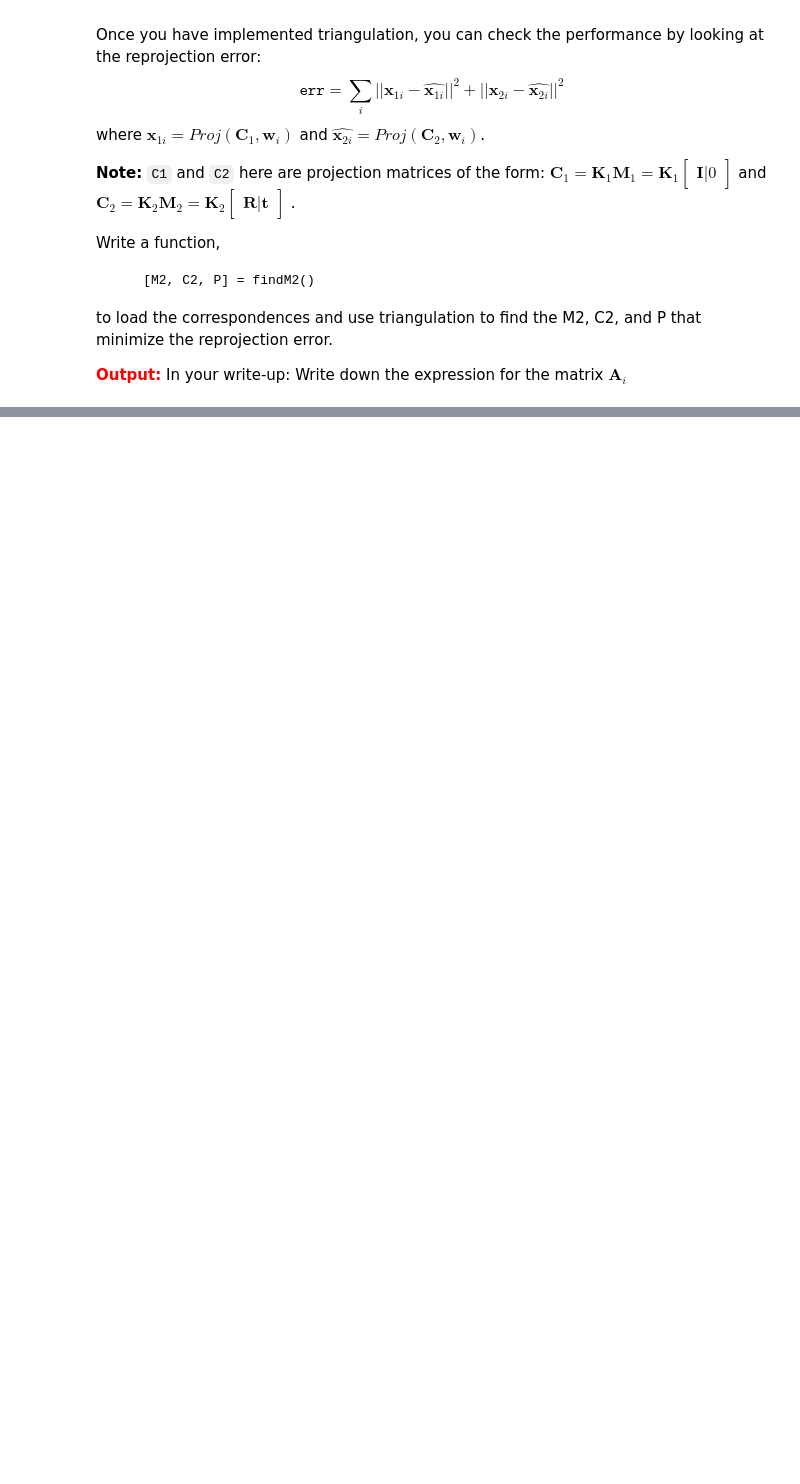
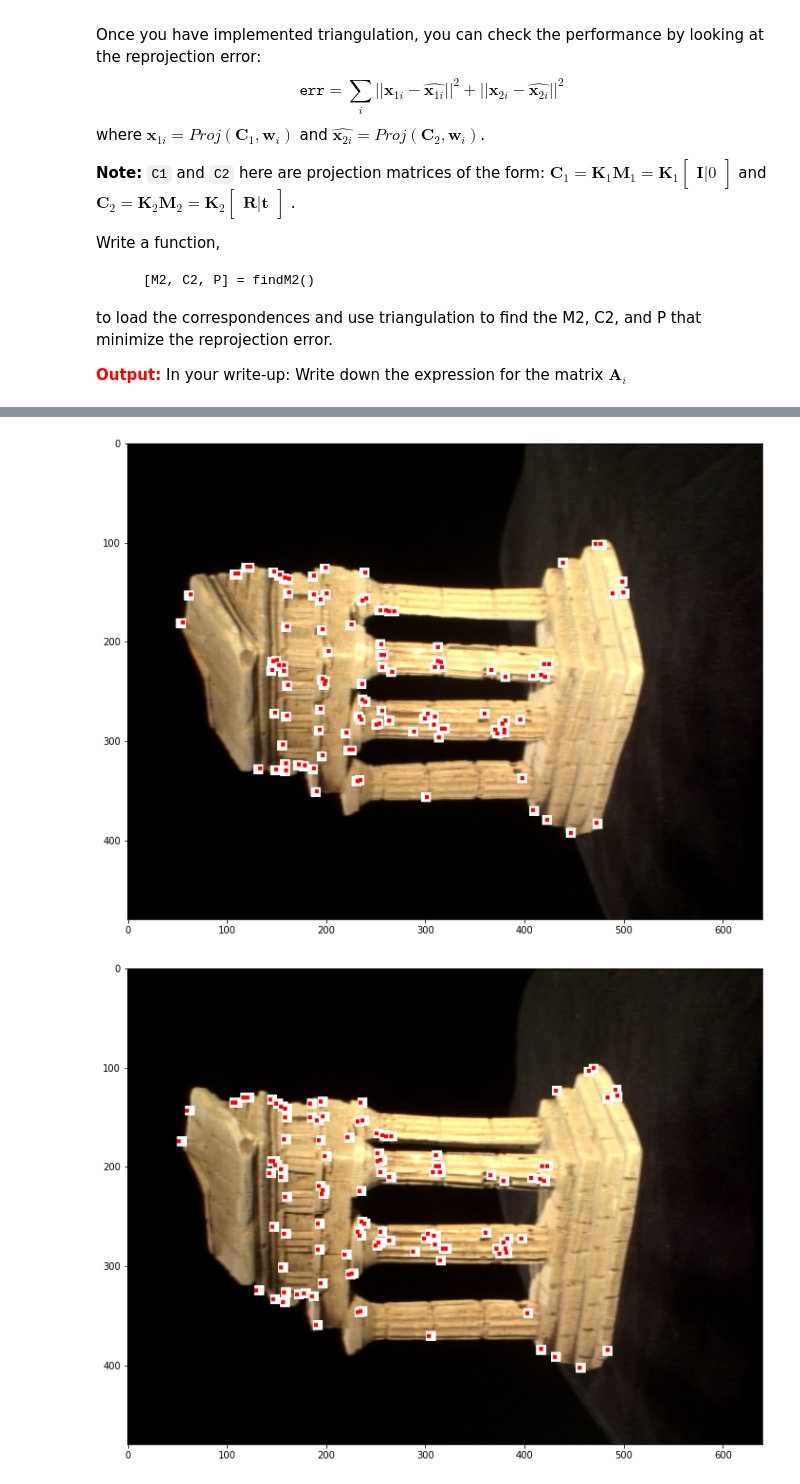
Before and after one commit to FranzEricSchneider/szeliski-algorithms-n-apps, a Jupyter notebook: class/hw5/q2.ipynb, the cells around one changed output, grey strips where cells are left out. Saved outputs shown, nothing was run; the diff lists cells and outputs as text; code cells hidden in the pictures; blank space fills up the shorter version.

```diff
--- a/class/hw5/q2.ipynb
+++ b/class/hw5/q2.ipynb
@@ -97,8 +97,22 @@ def essentialMatrix(F, K1, K2):
     '''
     # ----- TODO -----
     # YOUR CODE HERE
-    raise NotImplementedError()
+    E = K2.T @ F @ K1
     return E
+
+
+# matches = np.load("data/some_corresp.npz")
+# pts1 = matches["pts1"]
+# pts2 = matches["pts2"]
+# M = max(np.max(matches["pts1"]), np.max(matches["pts2"]))
+# F = eightpoint(pts1, pts2, M)
+
+# intrinsics = np.load("data/intrinsics.npz")
+# K1 = intrinsics["K1"]
+# K2 = intrinsics["K2"]
+
+# E = essentialMatrix(F, K1, K2)
+# print(E)
 # %%
 # Printing out the essential matrix
 np.set_printoptions(precision=4, suppress=1)
@@ -239,3 +325,31 @@ print(f"C2 {C2}")
+# %%
+from matplotlib import pyplot
+
+r1 = 5
+r2 = 2
+
+K1 = intrinsics["K1"]
+M1 = np.hstack((np.identity(3), np.zeros(3)[:,np.newaxis]))
+C1 = K1.dot(M1)
+
+for image, C, pts in zip([im1.copy(), im2.copy()],
+                         [C1, C2],
+                         [pts1, pts2]):
+    for pt in pts:
+        image[pt[1]-r1:pt[1]+r1, pt[0]-r1:pt[0]+r1] = (1., 1., 1.)
+
+    projected = P @ C.T
+    projected = (projected.T / projected[:, 2]).T
+    for pt in projected[:, :2]:
+        pt = pt.astype(int)
+        image[pt[1]-r2:pt[1]+r2, pt[0]-r2:pt[0]+r2] = (1., 0., 0.)
+
+    figure = pyplot.figure(figsize=(12, 12))
+    pyplot.imshow(image)
+    pyplot.show()
+# %% [output]
+[figure, added]
+[figure, added]
 # %%
 # Simple Tests to verify your implmentation:
 M1 = np.hstack((np.identity(3), np.zeros(3)[:,np.newaxis]))
```
Also changed, not shown: parts of 4 cells of this notebook, 1 other file.
